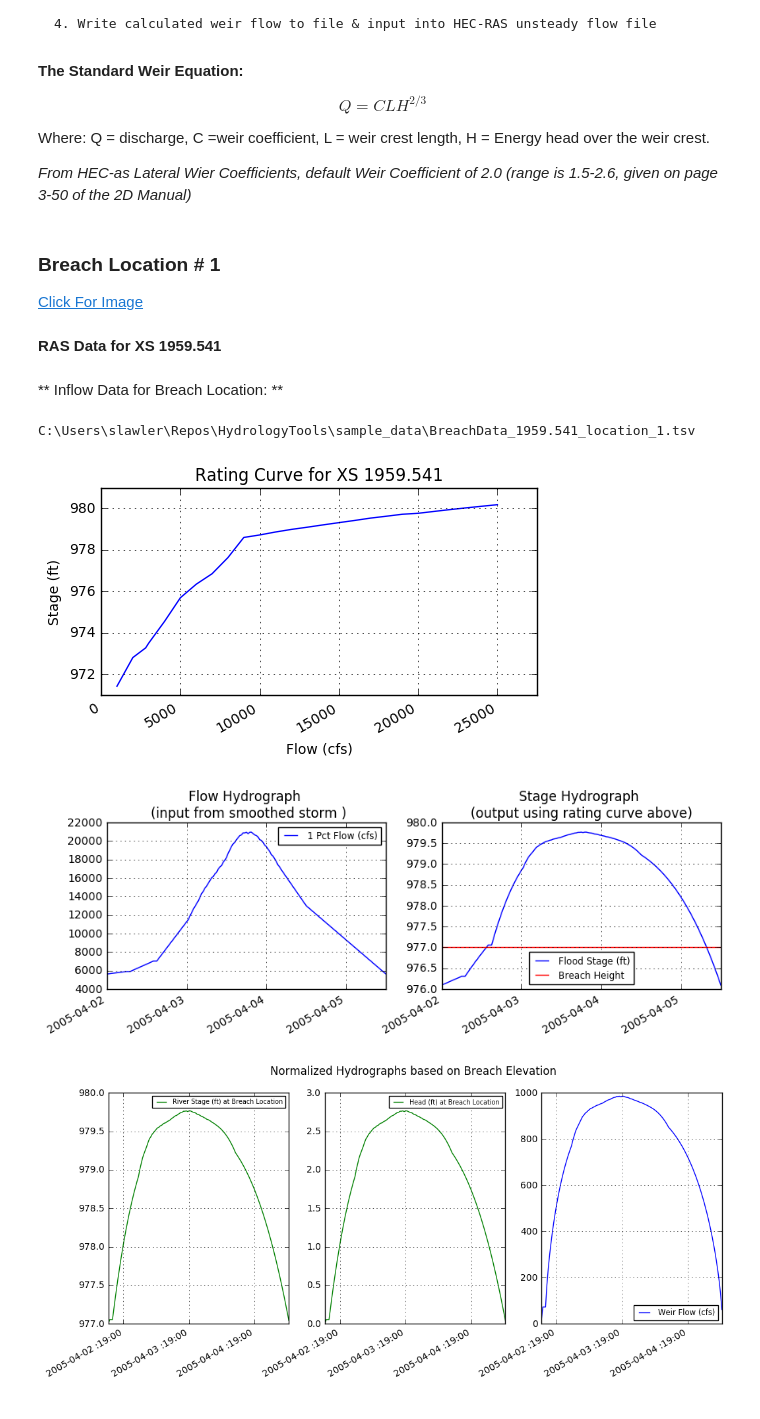
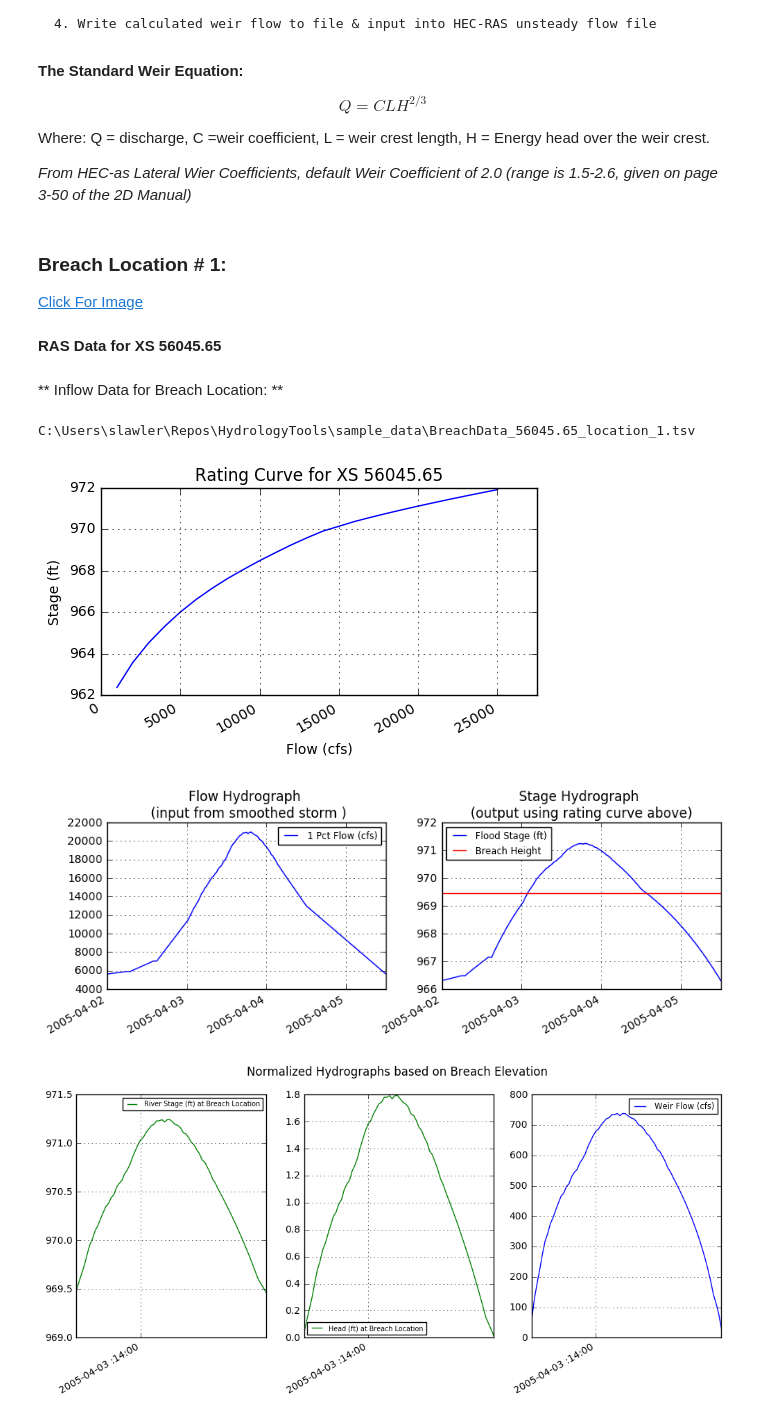
Before and after one commit to slawler/HydrologyTools, a Jupyter notebook: nbs/GetHydrograph_Lisle.ipynb, the cells around one changed output. Saved outputs shown, nothing was run; the diff lists cells and outputs as text; code cells hidden in the pictures.

Commit message:
clean copy

```diff
--- a/nbs/GetHydrograph_Lisle.ipynb
+++ b/nbs/GetHydrograph_Lisle.ipynb
@@ -27,5 +31,7 @@ warnings.filterwarnings("ignore")
 # %%
 gage_data, data_dir = initialize()
+base_storm_1pct = init_base_hydro(gage_data)
+smooth_storm = smooth_base_hydro(base_storm_1pct)
 # %% [output]
 01509000_00060_dv.tsv
 01509000_00060_iv.tsv
@@ -63,26 +42,0 @@ f.autofmt_xdate()
-# %%
-# 1. Make a copy of the unsmoothed hydrograph:
-final_hydrograph  = smooth_storm_1pct.copy()
-
-#2. Replace the dates of the portions needing to be smoothed with NaNs
-final_hydrograph['2005-04-02 00:00':'2005-04-03 00:00'] = np.nan #
-
-#3. Set the first data point to the desired starting value
-# Note: Typically the starting and ending values will be the same, for this example the min works
-final_hydrograph['2005-04-02 00:00':'2005-04-02 00:00'] = float(final_hydrograph.min())
-
-#4. Add more points as needed to smooth the curve
-# Note: This is an iterative process, using a (factor*min) appproach is used here for speed of iteration
-final_hydrograph['2005-04-02 06:00':'2005-04-02 07:00'] = float(final_hydrograph.min()*1.05)
-final_hydrograph['2005-04-02 14:00':'2005-04-02 15:00'] = float(final_hydrograph.min()*1.25)
-
-#5. Smooth the iterated points
-smooth_storm = final_hydrograph.interpolate(how = 'polynomial', order=3)
-
-f, ax = plt.subplots()
-ax.plot(smooth_storm,color = 'green',label = 'Smoothed Storm')
-ax.grid()
-ax.legend(loc= 'best',  fontsize='small')
-
-f.set_size_inches(6,4)
-f.autofmt_xdate()
@@ -107,22 +59,21 @@ Where:  Q = discharge, C =weir coefficient, L = weir crest length, H = Energy he
 
 *From HEC-as Lateral Wier Coefficients, default Weir Coefficient of 2.0 (range is 1.5-2.6, given on page 3-50 of the 2D Manual)*
 # %% [markdown]
-### Breach Location # 1
-[Click For Image](https://raw.githubusercontent.com/Dewberry-RSG/HydrologyTools/master/images/1959.541_location_1.JPG)
+### Breach Location # 1:
+[Click For Image](https://raw.githubusercontent.com/Dewberry-RSG/HydrologyTools/master/images/56045.65_location_2.JPG)
 # %%
 rasdata = r'p:\02\NY\Broome_Co_36007C\LAMP2\TECH\Analysis\Modeling\WorkingModels\Lisle_WhitPt\LAMPRAS\Lisle_WhitPt.p05.hdf'
-station = 1959.541
+station = 56045.65
 breach_point = 1
-breach_height = 977
-
+breach_height = 969.45
 GetBreachFlow(smooth_storm, rasdata, station, breach_point, breach_height, data_dir, date_int = 24)
 # %% [output]
-**RAS Data for XS 1959.541**
+**RAS Data for XS 56045.65**
 **
 Inflow Data for Breach Location: **
-C:\Users\slawler\Repos\HydrologyTools\sample_data\BreachData_1959.541_location_1.tsv
+C:\Users\slawler\Repos\HydrologyTools\sample_data\BreachData_56045.65_location_1.tsv
-[figure, old version]
+[figure, new version]
-[figure, old version]
+[figure, new version]
-[figure, old version]
+[figure, new version]
 # %% [markdown]
 ### Breach Location # 2:
```
Also changed, not shown: parts of 12 cells of this notebook, 20 other files.
